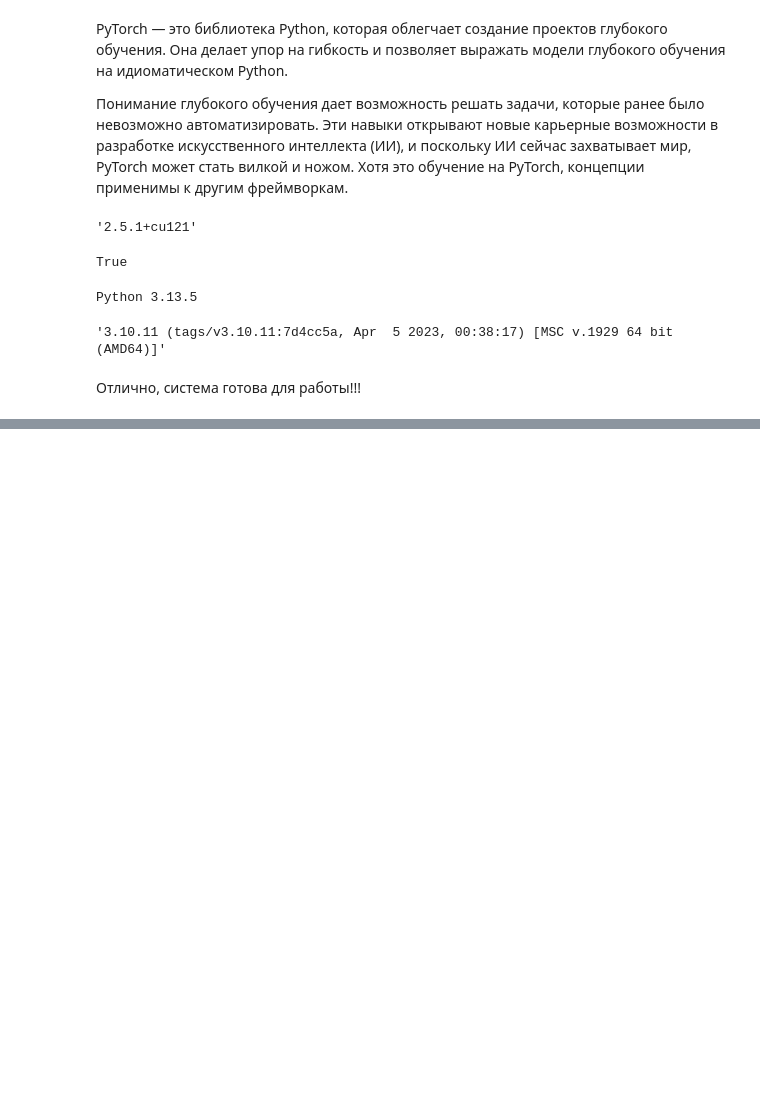
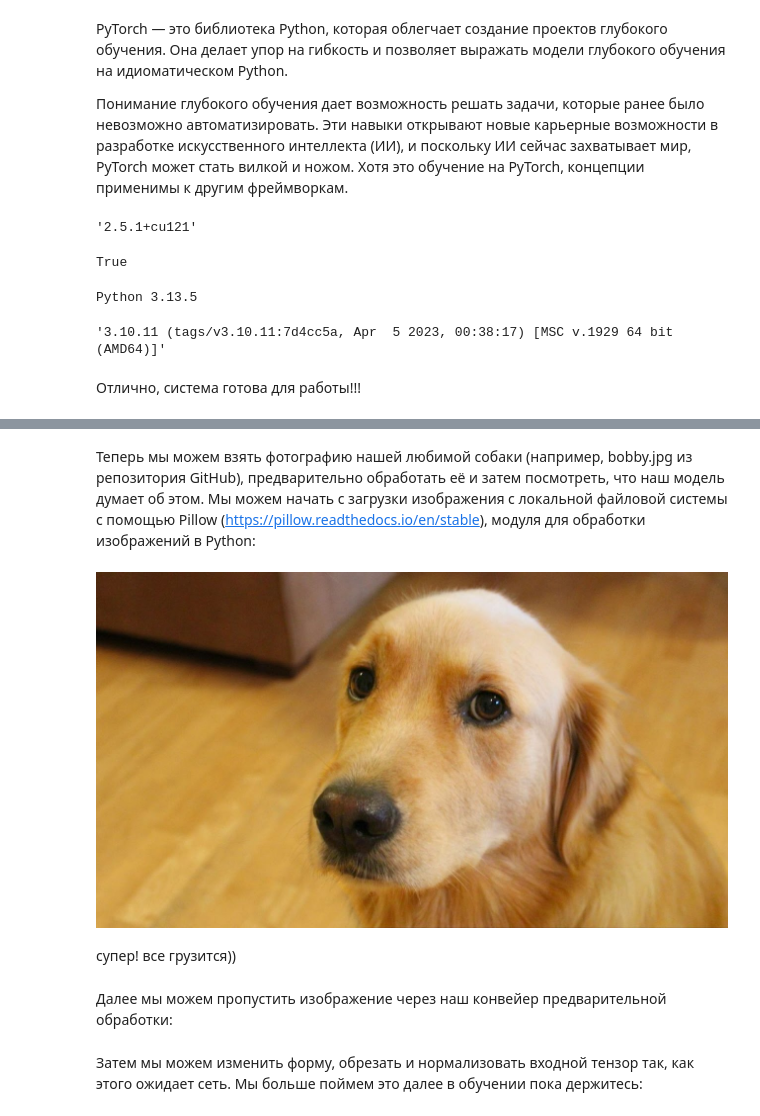
Before and after one commit to KorbovskiyOleg/DataScience, a Jupyter notebook: DataScince/NN/learning/deep_learning.ipynb, the cells around one changed output, grey strips where cells are left out. Cells and saved outputs as stored; diff of their text form; code cells hidden in the pictures; blank space fills up the shorter version.

```diff
--- a/DataScince/NN/learning/deep_learning.ipynb
+++ b/DataScince/NN/learning/deep_learning.ipynb
@@ -32,0 +121,2 @@ sys.version
+# %% [markdown]
+Теперь мы можем взять фотографию нашей любимой собаки (например, bobby.jpg из репозитория GitHub), предварительно обработать её и затем посмотреть, что наш модель думает об этом. Мы можем начать с загрузки изображения с локальной файловой системы с помощью Pillow (https://pillow.readthedocs.io/en/stable), модуля для обработки изображений в Python:
@@ -32,0 +125,10 @@ sys.version
+# %%
+img = Image.open(r"C:\Users\Админ\Desktop\py\DataScince\NN\learning\data\bobby.jpg")
+# %%
+img
+# %% [output]
+[figure, added]
+# %% [markdown]
+супер! все грузится))
+# %% [markdown]
+Далее мы можем пропустить изображение через наш конвейер предварительной обработки:
@@ -32,0 +137,2 @@ sys.version
+# %% [markdown]
+Затем мы можем изменить форму, обрезать и нормализовать входной тензор так, как этого ожидает сеть. Мы больше поймем это далее в обучении пока держитесь:
```
Also changed, not shown: parts of 36 cells of this notebook.
